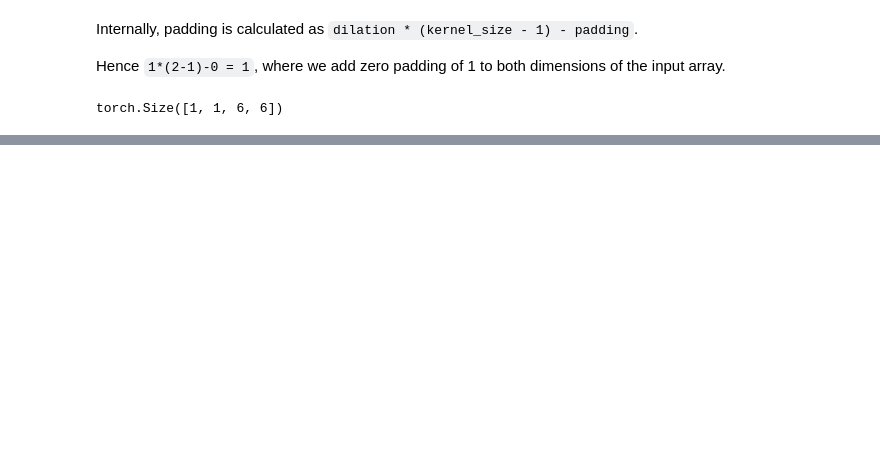
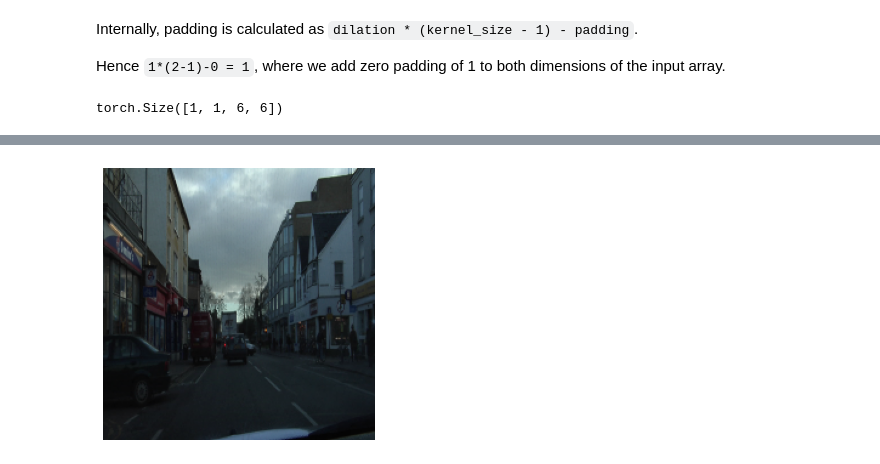
Before and after one commit to rahiakela/modern-computer-vision-with-pytorch, a Jupyter notebook: 9-image-segmentation/1_semantic_segmentation_with_unet.ipynb, the cells around one changed output, grey strips where cells are left out. Cells and saved outputs as stored; diff of their text form; code cells hidden in the pictures; blank space fills up the shorter version.

```diff
--- a/9-image-segmentation/1_semantic_segmentation_with_unet.ipynb
+++ b/9-image-segmentation/1_semantic_segmentation_with_unet.ipynb
@@ -106,0 +121,5 @@ tensor([[[[ 0.5472, -0.1862,  0.5472, -0.1862,  0.5472, -0.1862],
+# %%
+tfms = transforms.Compose([
+   transforms.ToTensor(),
+   transforms.Normalize([0.485, 0.456, 0.406], [0.229, 0.224, 0.225])
+])
@@ -106,0 +128,27 @@ tensor([[[[ 0.5472, -0.1862,  0.5472, -0.1862,  0.5472, -0.1862],
+# %%
+class SegmentationData(Dataset):
+
+  def __init__(self, split):
+    self.items = stems(f"dataset1/images_prepped_{split}")
+    self.split = split
+
+  def __len__(self):
+    return len(self.items)
+
+  def __getitem__(self, ix):
+    image = read(f'dataset1/images_prepped_{self.split}/{self.items[ix]}.png', 1)
+    image = cv2.resize(image, (224,224))
+    mask = read(f'dataset1/annotations_prepped_{self.split}/{self.items[ix]}.png')
+    mask = cv2.resize(mask, (224,224))
+
+    return image, mask
+
+  def choose(self):
+    return self[randint(len(self))]
+
+  def collate_fn(self, batch):
+    ims, masks = list(zip(*batch))
+    ims = torch.cat([tfms(im.copy()/255.)[None] for im in ims]).float().to(device)
+    ce_masks = torch.cat([torch.Tensor(mask[None]) for mask in masks]).long().to(device)
+
+    return ims, ce_masks
@@ -106,0 +157,6 @@ tensor([[[[ 0.5472, -0.1862,  0.5472, -0.1862,  0.5472, -0.1862],
+# %%
+train_ds = SegmentationData("train")
+val_ds = SegmentationData("test")
+
+train_dataloader = DataLoader(train_ds, batch_size=4, shuffle=True, collate_fn=train_ds.collate_fn)
+val_dataloader = DataLoader(val_ds, batch_size=1, shuffle=True, collate_fn=val_ds.collate_fn)
@@ -106,0 +168,4 @@ tensor([[[[ 0.5472, -0.1862,  0.5472, -0.1862,  0.5472, -0.1862],
+# %%
+show(train_ds[10][0])
+# %% [output]
+[figure, added]
```
Also changed, not shown: parts of 27 cells of this notebook.
